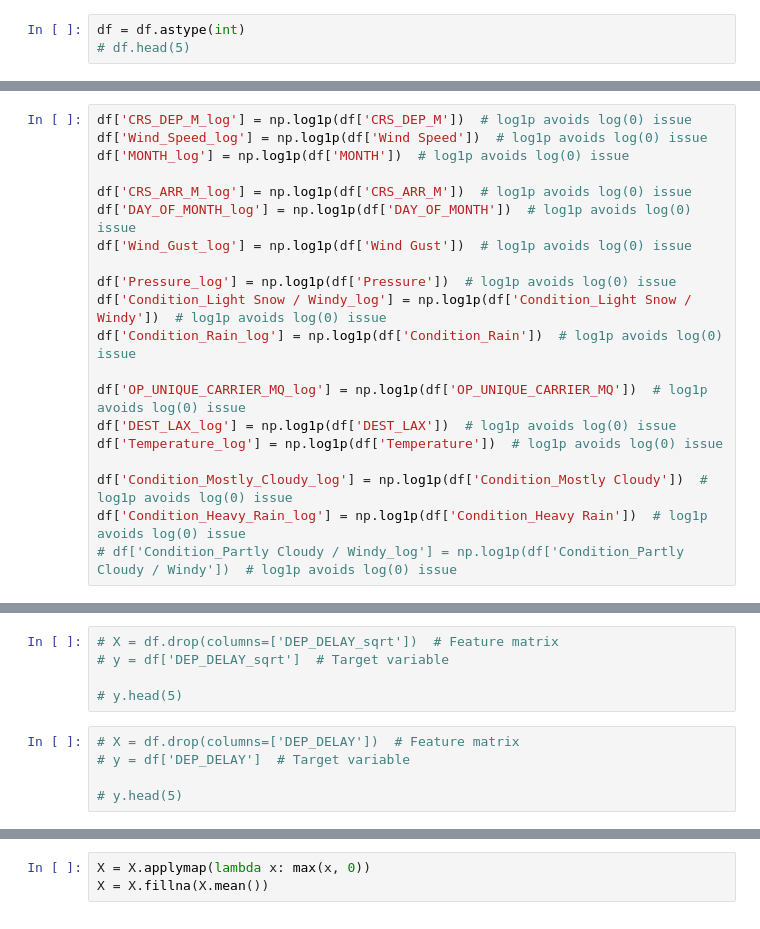
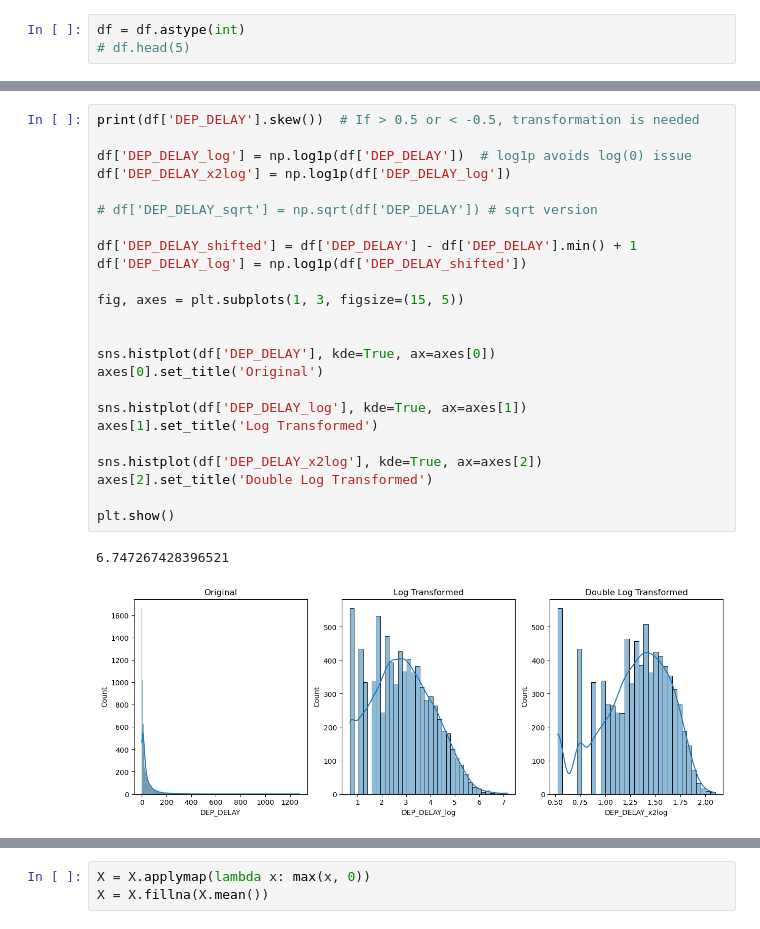
Before and after one commit to Josiah-Lam/Flight-delay, a Jupyter notebook: classification-model/knn_log.ipynb, the cells around one changed output, grey strips where cells are left out. Cells and saved outputs as stored; diff of their text form.

Commit message:
added log transformation logic

```diff
--- a/classification-model/knn_log.ipynb
+++ b/classification-model/knn_log.ipynb
@@ -54,20 +74,0 @@ plt.show()
-# %%
-df['CRS_DEP_M_log'] = np.log1p(df['CRS_DEP_M'])  # log1p avoids log(0) issue
-df['Wind_Speed_log'] = np.log1p(df['Wind Speed'])  # log1p avoids log(0) issue
-df['MONTH_log'] = np.log1p(df['MONTH'])  # log1p avoids log(0) issue
-
-df['CRS_ARR_M_log'] = np.log1p(df['CRS_ARR_M'])  # log1p avoids log(0) issue
-df['DAY_OF_MONTH_log'] = np.log1p(df['DAY_OF_MONTH'])  # log1p avoids log(0) issue
-df['Wind_Gust_log'] = np.log1p(df['Wind Gust'])  # log1p avoids log(0) issue
-
-df['Pressure_log'] = np.log1p(df['Pressure'])  # log1p avoids log(0) issue
-df['Condition_Light Snow / Windy_log'] = np.log1p(df['Condition_Light Snow / Windy'])  # log1p avoids log(0) issue
-df['Condition_Rain_log'] = np.log1p(df['Condition_Rain'])  # log1p avoids log(0) issue
-
-df['OP_UNIQUE_CARRIER_MQ_log'] = np.log1p(df['OP_UNIQUE_CARRIER_MQ'])  # log1p avoids log(0) issue
-df['DEST_LAX_log'] = np.log1p(df['DEST_LAX'])  # log1p avoids log(0) issue
-df['Temperature_log'] = np.log1p(df['Temperature'])  # log1p avoids log(0) issue
-
-df['Condition_Mostly_Cloudy_log'] = np.log1p(df['Condition_Mostly Cloudy'])  # log1p avoids log(0) issue
-df['Condition_Heavy_Rain_log'] = np.log1p(df['Condition_Heavy Rain'])  # log1p avoids log(0) issue
-# df['Condition_Partly Cloudy / Windy_log'] = np.log1p(df['Condition_Partly Cloudy / Windy'])  # log1p avoids log(0) issue
@@ -86,10 +75,27 @@ Name: DEP_DELAY_log, dtype: float64
-# %%
-# X = df.drop(columns=['DEP_DELAY_sqrt'])  # Feature matrix
-# y = df['DEP_DELAY_sqrt']  # Target variable
-
-# y.head(5)
-# %%
-# X = df.drop(columns=['DEP_DELAY'])  # Feature matrix
-# y = df['DEP_DELAY']  # Target variable
-
-# y.head(5)
+# %%
+print(df['DEP_DELAY'].skew())  # If > 0.5 or < -0.5, transformation is needed
+
+df['DEP_DELAY_log'] = np.log1p(df['DEP_DELAY'])  # log1p avoids log(0) issue
+df['DEP_DELAY_x2log'] = np.log1p(df['DEP_DELAY_log'])
+
+# df['DEP_DELAY_sqrt'] = np.sqrt(df['DEP_DELAY']) # sqrt version
+
+df['DEP_DELAY_shifted'] = df['DEP_DELAY'] - df['DEP_DELAY'].min() + 1
+df['DEP_DELAY_log'] = np.log1p(df['DEP_DELAY_shifted'])
+
+fig, axes = plt.subplots(1, 3, figsize=(15, 5))
+
+
+sns.histplot(df['DEP_DELAY'], kde=True, ax=axes[0])
+axes[0].set_title('Original')
+
+sns.histplot(df['DEP_DELAY_log'], kde=True, ax=axes[1])
+axes[1].set_title('Log Transformed')
+
+sns.histplot(df['DEP_DELAY_x2log'], kde=True, ax=axes[2])
+axes[2].set_title('Double Log Transformed')
+
+plt.show()
+# %% [output]
+6.747267428396521
+[figure, added]
```
Also changed, not shown: parts of 24 cells of this notebook, 4 other files.
